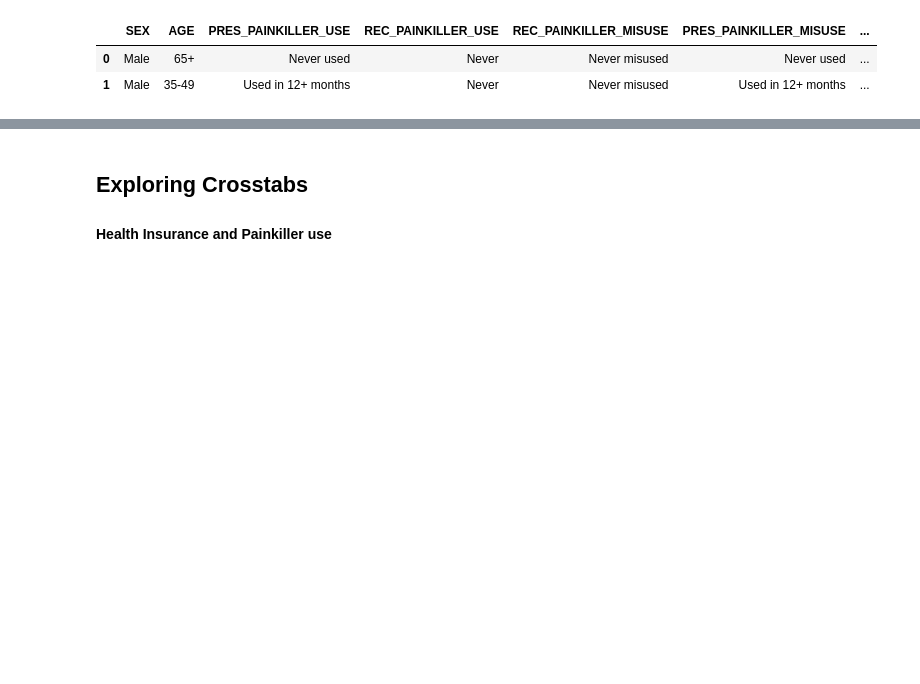
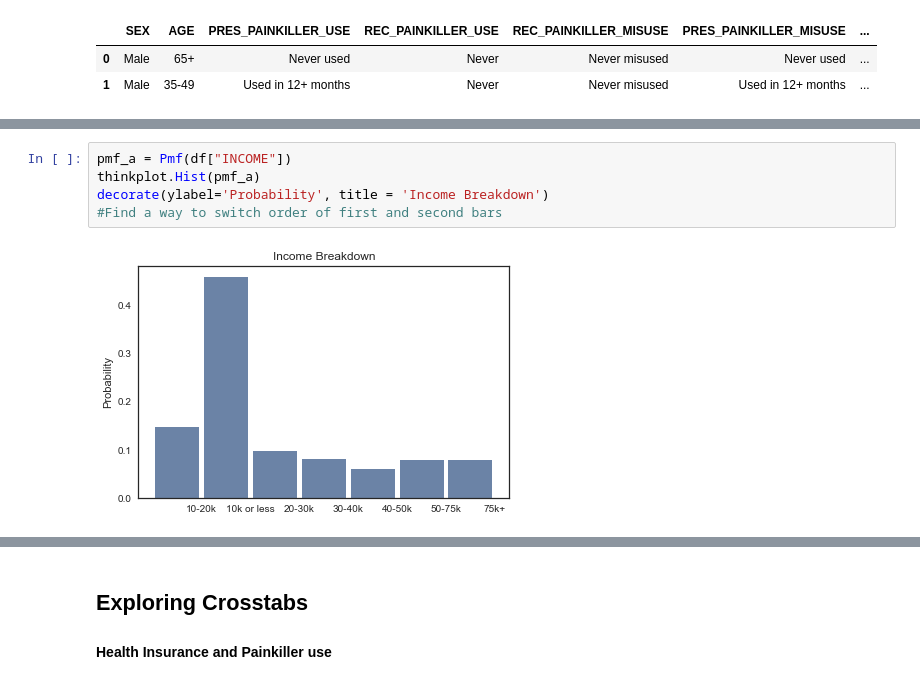
Before and after one commit to mhreid/OpioidsAndDemographics, a Jupyter notebook: project1/Project1.ipynb, the cells around one changed output, grey strips where cells are left out. Drawn from its saved outputs; the diff is of its cells as text; blank space fills up the shorter version.

```diff
--- a/project1/Project1.ipynb
+++ b/project1/Project1.ipynb
@@ -25,0 +38,7 @@ df.head(2)
+# %%
+pmf_a = Pmf(df["INCOME"])
+thinkplot.Hist(pmf_a)
+decorate(ylabel='Probability', title = 'Income Breakdown')
+#Find a way to switch order of first and second bars
+# %% [output]
+[figure, added]
```
Also changed, not shown: parts of 34 cells of this notebook, 4 other files.
